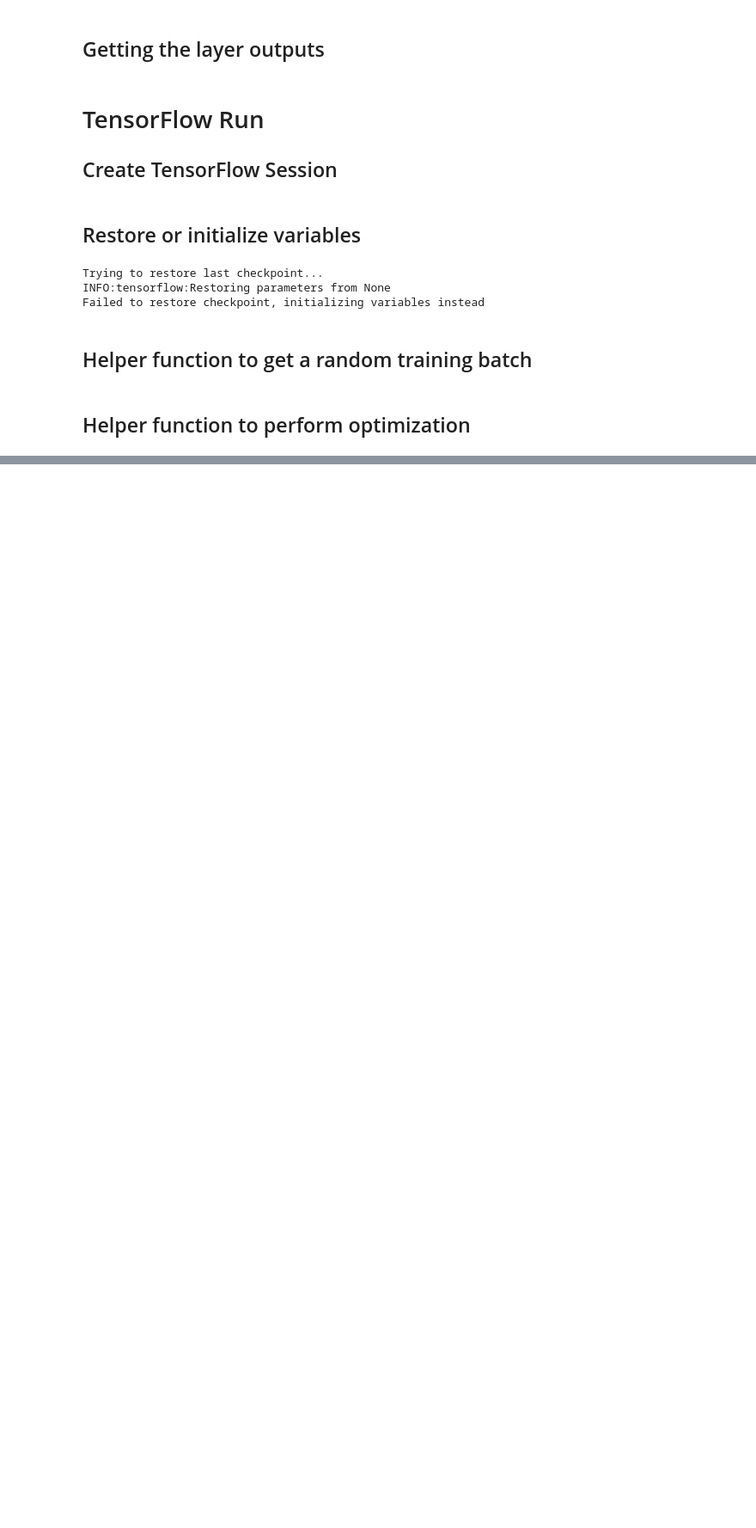
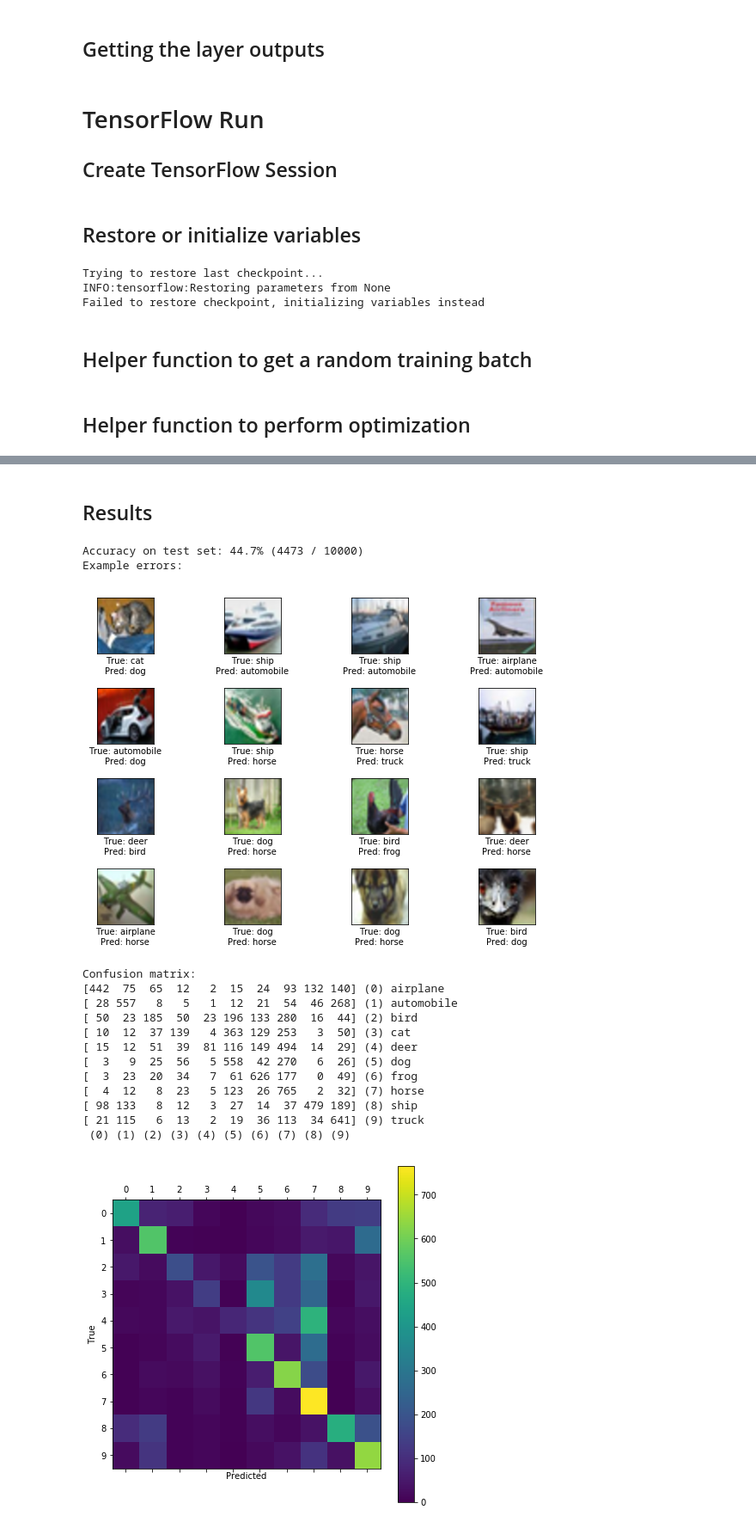
Before and after one commit to khvorov/tf-learn, a Jupyter notebook: cifar-10.ipynb, the cells around one changed output, grey strips where cells are left out. Shown at 86% size. Saved outputs shown, nothing was run; the diff lists cells and outputs as text; code cells hidden in the pictures; blank space fills up the shorter version.

```diff
--- a/cifar-10.ipynb
+++ b/cifar-10.ipynb
@@ -290,0 +304,22 @@ optimize(1000)
+# %%
+def plot_confusion_matrix(cls_pred):
+    cm = confusion_matrix(y_true=cls_test, y_pred=cls_pred)
+
+    for i in range(num_classes):
+        class_name = '({}) {}'.format(i, class_names[i])
+        print(cm[i, :], class_name)
+
+    class_numbers = [' ({0})'.format(i) for i in range(num_classes)]
+    print(''.join(class_numbers))
+
+    # plot the matrix as an image
+    plt.matshow(cm)
+
+    plt.colorbar()
+    tick_marks = np.arange(num_classes)
+    plt.xticks(tick_marks, range(num_classes))
+    plt.yticks(tick_marks, range(num_classes))
+    plt.xlabel('Predicted')
+    plt.ylabel('True')
+
+    plt.show()
@@ -290,0 +358,16 @@ optimize(1000)
+# %%
+def print_test_accuracy(show_example_errors=False, show_confusion_matrix=False):
+    correct, cls_pred = predict_cls_test()
+    acc, num_correct = classification_accuracy(correct)
+
+    num_images = len(correct)
+
+    print('Accuracy on test set: {0:.1%} ({1} / {2})'.format(acc, num_correct, num_images))
+
+    if show_example_errors:
+        print('Example errors:')
+        plot_example_errors(cls_pred=cls_pred, correct=correct)
+
+    if show_confusion_matrix:
+        print('Confusion matrix:')
+        plot_confusion_matrix(cls_pred=cls_pred)
@@ -290,0 +398,21 @@ optimize(1000)
+# %% [markdown]
+## Results
+# %%
+print_test_accuracy(show_example_errors=True, show_confusion_matrix=True)
+# %% [output]
+Accuracy on test set: 44.7% (4473 / 10000)
+Example errors:
+[figure, added]
+Confusion matrix:
+[442  75  65  12   2  15  24  93 132 140] (0) airplane
+[ 28 557   8   5   1  12  21  54  46 268] (1) automobile
+[ 50  23 185  50  23 196 133 280  16  44] (2) bird
+[ 10  12  37 139   4 363 129 253   3  50] (3) cat
+[ 15  12  51  39  81 116 149 494  14  29] (4) deer
+[  3   9  25  56   5 558  42 270   6  26] (5) dog
+[  3  23  20  34   7  61 626 177   0  49] (6) frog
+[  4  12   8  23   5 123  26 765   2  32] (7) horse
+[ 98 133   8  12   3  27  14  37 479 189] (8) ship
+[ 21 115   6  13   2  19  36 113  34 641] (9) truck
+ (0) (1) (2) (3) (4) (5) (6) (7) (8) (9)
+[figure, added]
```
Also changed, not shown: parts of 12 cells of this notebook, 1 other file.
